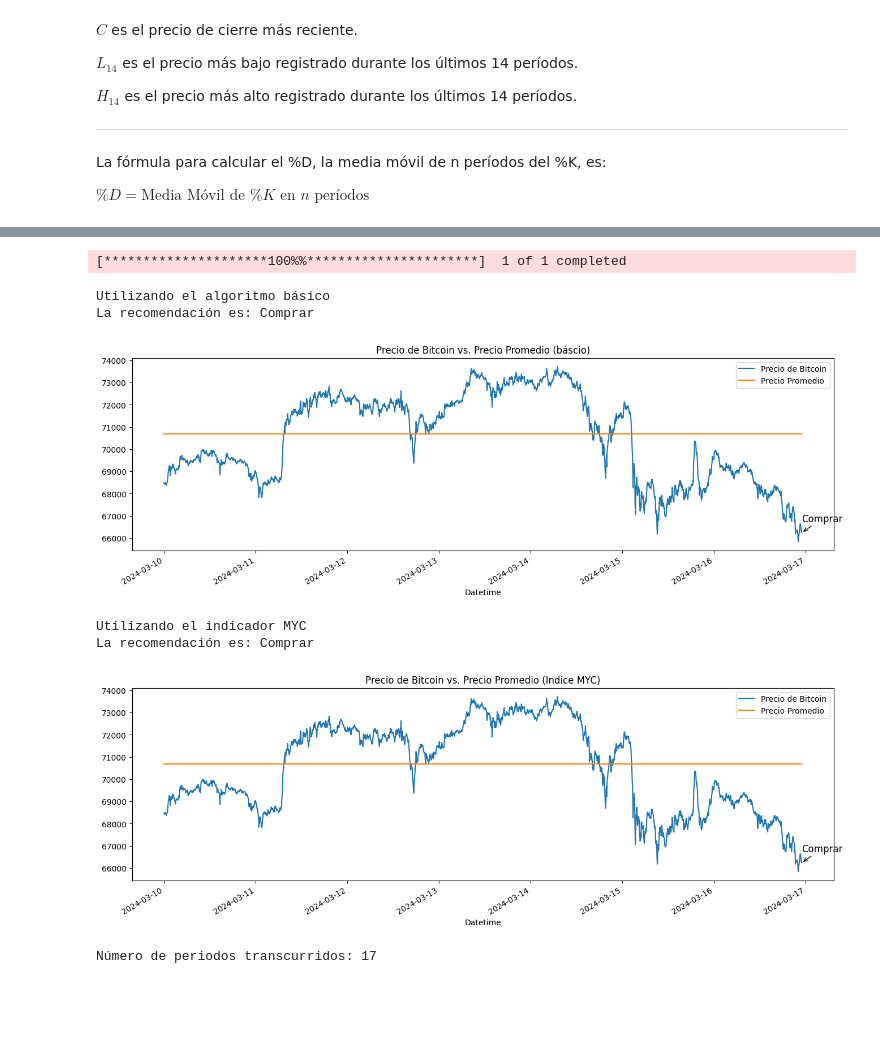
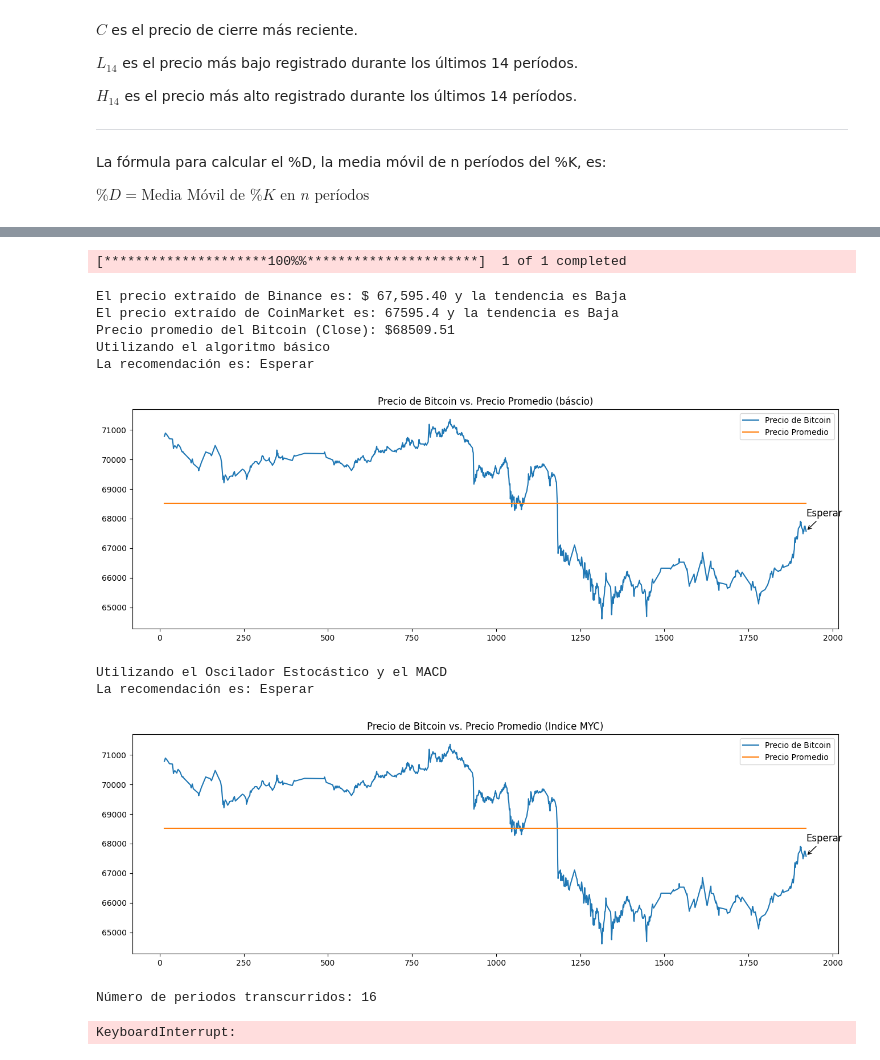
Before and after one commit to DanielAlvaradejo/challengeLatam-data-science-robot-trading, a Jupyter notebook: Challenge.ipynb, the cells around one changed output, grey strips where cells are left out. Drawn from its saved outputs; the diff is of its cells as text; code cells hidden in the pictures; blank space fills up the shorter version.

```diff
--- a/Challenge.ipynb
+++ b/Challenge.ipynb
@@ -193,11 +232,11 @@ limpieza_datos()
 # %%
 from ast import And
 def tomar_decisiones():
-      global df_bitcoin_limpio, df_bitcoin, precio_actual, tendencia, media_bitcoin, algoritmo_decision
+      global df_bitcoin_limpio, df_bitcoin, precio_actualC, tendenciaC, media_bitcoin, algoritmo_decision
 
-      if precio_actual >= media_bitcoin and tendencia == 'baja':
+      if precio_actualC >= media_bitcoin and tendenciaC == 'Baja':
         algoritmo_decision = 'Vender'
-      elif precio_actual < media_bitcoin and tendencia == 'alta':
+      elif precio_actualC < media_bitcoin and tendenciaC == 'Alta':
         algoritmo_decision = 'Comprar'
       else:
         algoritmo_decision = 'Esperar'
@@ -213,7 +253,7 @@ La recomendación es: Comprar
 # %%
 def visualizacion_basica():
       global df_bitcoin_limpio, df_bitcoin, precio_actual, tendencia, media_bitcoin, algoritmo_decision
-      df_bitcoin[['Promedio']] = media_bitcoin
+      df_bitcoin_limpio[['Promedio']] = media_bitcoin
 
           # Configurar el tamaño del gráfico en una proporción de 16x5
       plt.figure(figsize=(16, 5))
@@ -222,14 +262,14 @@ def visualizacion_basica():
       plt.title('Precio de Bitcoin vs. Precio Promedio (báscio)')
 
       # Dibujar una línea con los datos del índice y la columna Close
-      df_bitcoin['Close'].plot(label='Precio de Bitcoin')
+      df_bitcoin_limpio['Close'].plot(label='Precio de Bitcoin')
 
       # Dibujar una línea con los datos del índice y la columna Promedio
-      df_bitcoin['Promedio'].plot(label='Precio Promedio')
+      df_bitcoin_limpio['Promedio'].plot(label='Precio Promedio')
 
       # Mostrar un mensaje con la decisión del algoritmo
-      plt.annotate(algoritmo_decision, xy=(df_bitcoin.index[-1], df_bitcoin['Close'].iloc[-1]),
-                  xytext=(df_bitcoin.index[-1], df_bitcoin['Close'].iloc[-1] + 500),
+      plt.annotate(algoritmo_decision, xy=(df_bitcoin_limpio.index[-1], df_bitcoin_limpio['Close'].iloc[-1]),
+                  xytext=(df_bitcoin_limpio.index[-1], df_bitcoin_limpio['Close'].iloc[-1] + 500),
                   arrowprops=dict(facecolor='black', arrowstyle='->'),
                   fontsize=12)
 
@@ -284,10 +322,10 @@ precios_ultimos_14_periodos = []
 
 
 def precios_oscilador_estocastico():
-    global precio_actual, tendencia, precio_mas_bajo, precio_mas_alto
+    global precio_actualC, precio_mas_bajo, precio_mas_alto
 
       # Agrega el precio actual a la lista de precios de los últimos 14 periodos
-    precios_ultimos_14_periodos.append(precio_actual)
+    precios_ultimos_14_periodos.append(precio_actualC)
 
     # Si la longitud de la lista de precios supera los 14 periodos, remueve el primer elemento
     if len(precios_ultimos_14_periodos) > 14:
@@ -330,7 +490,7 @@ def tomar_decision_MYC():
 # %%
-def visualizacion_MYC():
+def visualizacion_EsMACD():
       global df_bitcoin_limpio, df_bitcoin, precio_actual, tendencia, media_bitcoin, algoritmo_decision, precio_mas_bajo, precio_mas_alto, valor_estocastico, estado, decision
-      df_bitcoin[['Promedio']] = media_bitcoin
+      df_bitcoin_limpio[['Promedio']] = media_bitcoin
 
           # Configurar el tamaño del gráfico en una proporción de 16x5
       plt.figure(figsize=(16, 5))
@@ -339,14 +499,14 @@ def visualizacion_MYC():
       plt.title('Precio de Bitcoin vs. Precio Promedio (Indice MYC)')
 
       # Dibujar una línea con los datos del índice y la columna Close
-      df_bitcoin['Close'].plot(label='Precio de Bitcoin')
+      df_bitcoin_limpio['Close'].plot(label='Precio de Bitcoin')
 
       # Dibujar una línea con los datos del índice y la columna Promedio
-      df_bitcoin['Promedio'].plot(label='Precio Promedio')
+      df_bitcoin_limpio['Promedio'].plot(label='Precio Promedio')
 
       # Mostrar un mensaje con la decisión del algoritmo
-      plt.annotate(decision, xy=(df_bitcoin.index[-1], df_bitcoin['Close'].iloc[-1]),
-                  xytext=(df_bitcoin.index[-1], df_bitcoin['Close'].iloc[-1] + 500),
+      plt.annotate(decision, xy=(df_bitcoin_limpio.index[-1], df_bitcoin_limpio['Close'].iloc[-1]),
+                  xytext=(df_bitcoin_limpio.index[-1], df_bitcoin_limpio['Close'].iloc[-1] + 500),
                   arrowprops=dict(facecolor='black', arrowstyle='->'),
                   fontsize=12)
 
@@ -356,31 +547,37 @@ def visualizacion_MYC():
 # %%
 from IPython.display import clear_output
 
 import time
 contador= 0
 while(True):
   clear_output()
   importar_base_bitcoin()
-  extraer_tendencias()
+  importar_Binance()
+  importar_CoinMarket()
+  extraer_tendencia()
   limpieza_datos()
   tomar_decisiones()
   visualizacion_basica()
   precios_oscilador_estocastico()
   if len(precios_ultimos_14_periodos) == 14:
-    tomar_decision_MYC()
-    visualizacion_MYC()
+    tomar_decision_EsMACD()
+    visualizacion_EsMACD()
 
   contador += 1
 
    # Imprime el número de periodos que han pasado
   print("Número de periodos transcurridos:", contador)
-  time.sleep(30)
+  time.sleep(300)
 # %% [output]
 [*********************100%%**********************]  1 of 1 completed
+El precio extraído de Binance es: $ 67,595.40 y la tendencia es Baja
+El precio extraído de CoinMarket es: 67595.4 y la tendencia es Baja
+Precio promedio del Bitcoin (Close): $68509.51
 Utilizando el algoritmo básico
-La recomendación es: Comprar
+La recomendación es: Esperar
-[figure, old version]
+[figure, new version]
-Utilizando el indicador MYC
-La recomendación es: Comprar
+Utilizando el Oscilador Estocástico y el MACD
+La recomendación es: Esperar
-[figure, old version]
+[figure, new version]
-Número de periodos transcurridos: 17
+Número de periodos transcurridos: 16
+KeyboardInterrupt:
```
Also changed, not shown: parts of 25 cells of this notebook.
